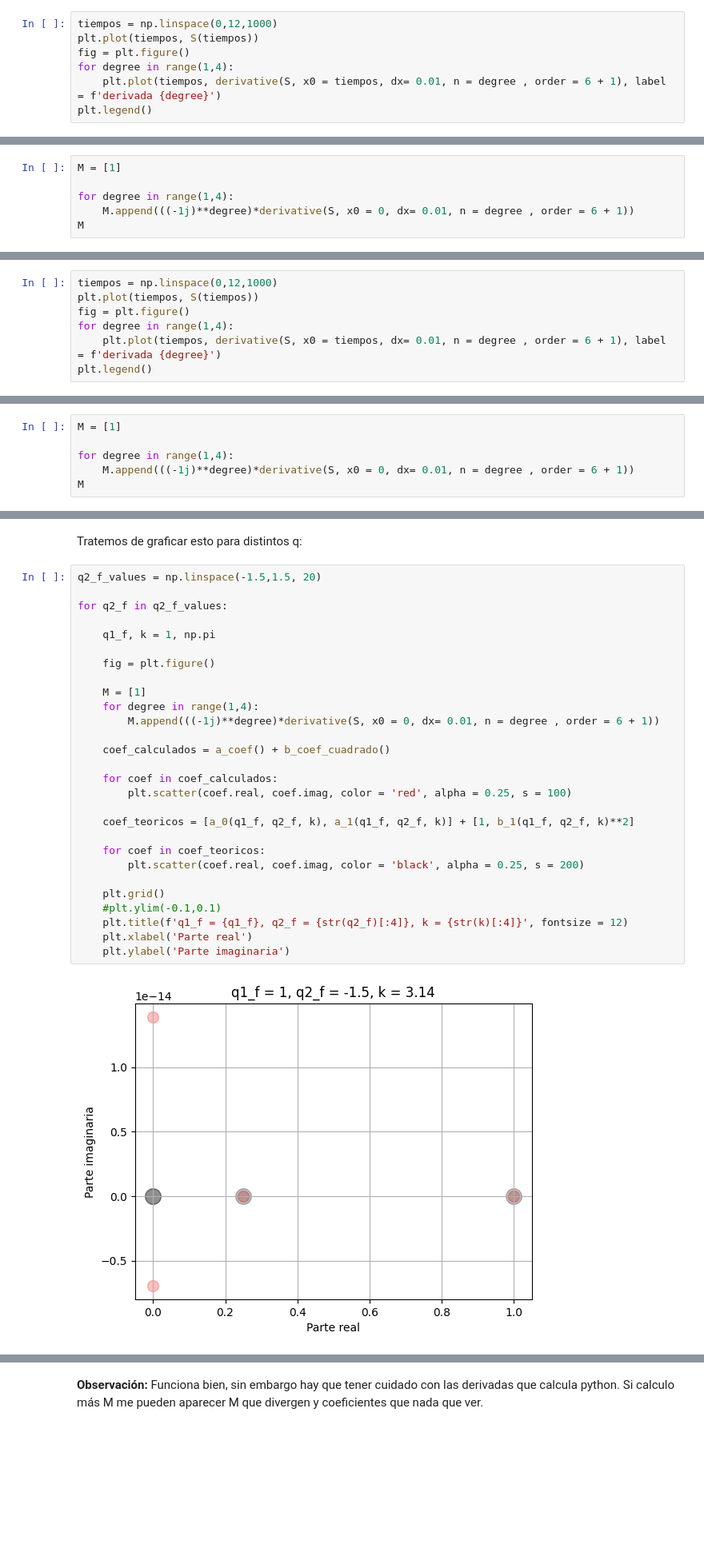
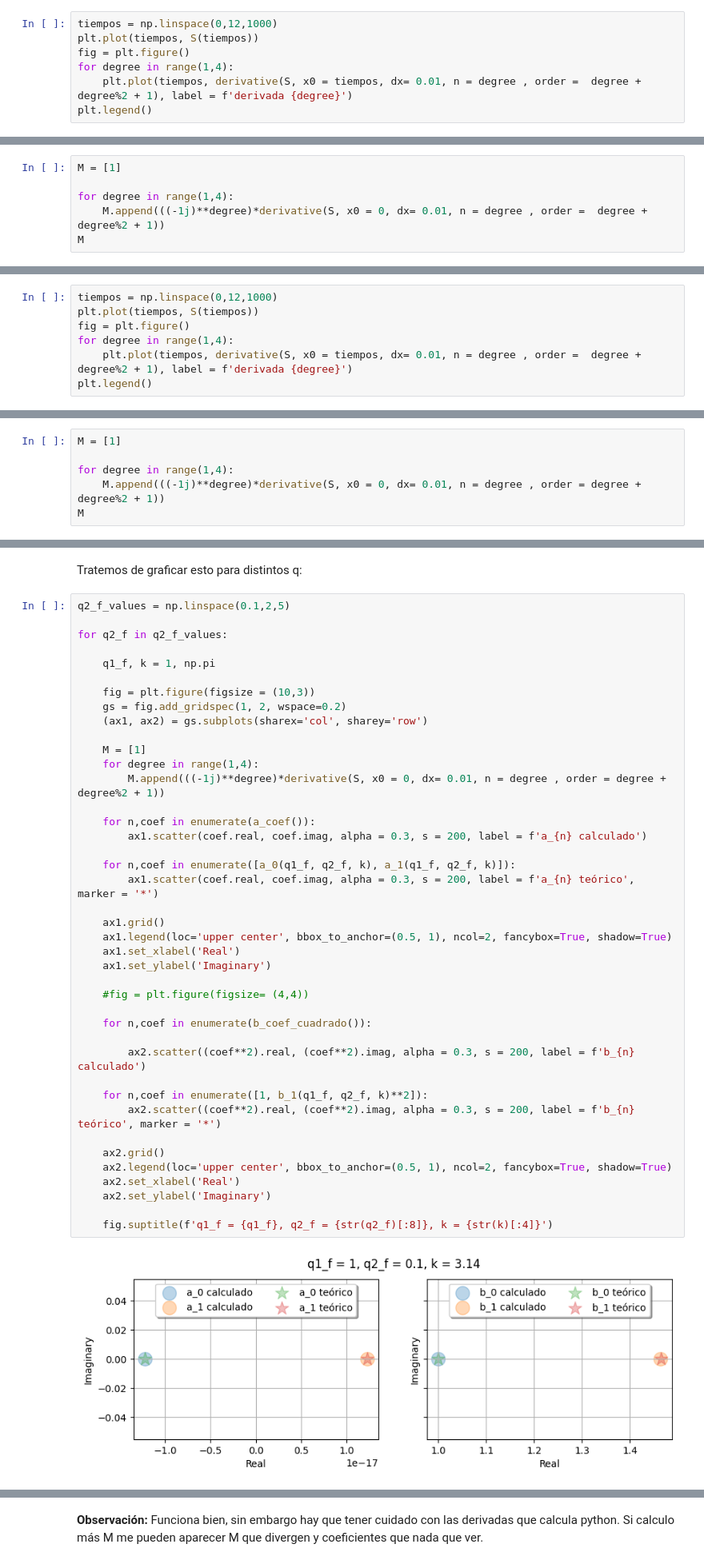
Before and after one commit to Joacop16/SSH_Model_Quantum_Complexity, a Jupyter notebook: 1 - Coeficientes de Lanczos.ipynb, the cells around one changed output, grey strips where cells are left out. Shown at 80% size. Drawn from its saved outputs; the diff is of its cells as text; blank space fills up the shorter version.

```diff
--- a/1 - Coeficientes de Lanczos.ipynb
+++ b/1 - Coeficientes de Lanczos.ipynb
@@ -190,7 +212,7 @@ tiempos = np.linspace(0,12,1000)
 plt.plot(tiempos, S(tiempos))
 fig = plt.figure()
 for degree in range(1,4):
-    plt.plot(tiempos, derivative(S, x0 = tiempos, dx= 0.01, n = degree , order = 6 + 1), label = f'derivada {degree}')
+    plt.plot(tiempos, derivative(S, x0 = tiempos, dx= 0.01, n = degree , order =  degree + degree%2 + 1), label = f'derivada {degree}')
 plt.legend()
 # %% [output]
 <matplotlib.legend.Legend at 0x...>
@@ -200,6 +222,6 @@ plt.legend()
 M = [1]
 
 for degree in range(1,4):
-    M.append(((-1j)**degree)*derivative(S, x0 = 0, dx= 0.01, n = degree , order = 6 + 1))
+    M.append(((-1j)**degree)*derivative(S, x0 = 0, dx= 0.01, n = degree , order =  degree + degree%2 + 1))
 M
 # %% [output]
@@ -233,7 +256,7 @@ tiempos = np.linspace(0,12,1000)
 plt.plot(tiempos, S(tiempos))
 fig = plt.figure()
 for degree in range(1,4):
-    plt.plot(tiempos, derivative(S, x0 = tiempos, dx= 0.01, n = degree , order = 6 + 1), label = f'derivada {degree}')
+    plt.plot(tiempos, derivative(S, x0 = tiempos, dx= 0.01, n = degree , order =  degree + degree%2 + 1), label = f'derivada {degree}')
 plt.legend()
 # %% [output]
 <matplotlib.legend.Legend at 0x...>
@@ -243,7 +266,7 @@ plt.legend()
 M = [1]
 
 for degree in range(1,4):
-    M.append(((-1j)**degree)*derivative(S, x0 = 0, dx= 0.01, n = degree , order = 6 + 1))
+    M.append(((-1j)**degree)*derivative(S, x0 = 0, dx= 0.01, n = degree , order = degree + degree%2 + 1))
 M
 # %% [output]
 [1,
@@ -269,32 +342,45 @@ b_coef_cuadrado()
 # %% [markdown]
 Tratemos de graficar esto para distintos q:
 # %%
-q2_f_values = np.linspace(-1.5,1.5, 20)
+q2_f_values = np.linspace(0.1,2,5)
 
 for q2_f in q2_f_values:
 
     q1_f, k = 1, np.pi
 
-    fig = plt.figure()
+    fig = plt.figure(figsize = (10,3))
+    gs = fig.add_gridspec(1, 2, wspace=0.2)
+    (ax1, ax2) = gs.subplots(sharex='col', sharey='row')
 
     M = [1]
     for degree in range(1,4):
-        M.append(((-1j)**degree)*derivative(S, x0 = 0, dx= 0.01, n = degree , order = 6 + 1))
+        M.append(((-1j)**degree)*derivative(S, x0 = 0, dx= 0.01, n = degree , order = degree + degree%2 + 1))
 
-    coef_calculados = a_coef() + b_coef_cuadrado()
+    for n,coef in enumerate(a_coef()):
+        ax1.scatter(coef.real, coef.imag, alpha = 0.3, s = 200, label = f'a_{n} calculado')
 
-    for coef in coef_calculados:
-        plt.scatter(coef.real, coef.imag, color = 'red', alpha = 0.25, s = 100)
+    for n,coef in enumerate([a_0(q1_f, q2_f, k), a_1(q1_f, q2_f, k)]):
+        ax1.scatter(coef.real, coef.imag, alpha = 0.3, s = 200, label = f'a_{n} teórico', marker = '*')
 
-    coef_teoricos = [a_0(q1_f, q2_f, k), a_1(q1_f, q2_f, k)] + [1, b_1(q1_f, q2_f, k)**2]
+    ax1.grid()
+    ax1.legend(loc='upper center', bbox_to_anchor=(0.5, 1), ncol=2, fancybox=True, shadow=True)
+    ax1.set_xlabel('Real')
+    ax1.set_ylabel('Imaginary')
 
-    for coef in coef_teoricos:
-        plt.scatter(coef.real, coef.imag, color = 'black', alpha = 0.25, s = 200)
+    #fig = plt.figure(figsize= (4,4))
 
-    plt.grid()
-    #plt.ylim(-0.1,0.1)
-    plt.title(f'q1_f = {q1_f}, q2_f = {str(q2_f)[:4]}, k = {str(k)[:4]}', fontsize = 12)
-    plt.xlabel('Parte real')
-    plt.ylabel('Parte imaginaria')
+    for n,coef in enumerate(b_coef_cuadrado()):
+
+        ax2.scatter((coef**2).real, (coef**2).imag, alpha = 0.3, s = 200, label = f'b_{n} calculado')
+
+    for n,coef in enumerate([1, b_1(q1_f, q2_f, k)**2]):
+        ax2.scatter((coef**2).real, (coef**2).imag, alpha = 0.3, s = 200, label = f'b_{n} teórico', marker = '*')
+
+    ax2.grid()
+    ax2.legend(loc='upper center', bbox_to_anchor=(0.5, 1), ncol=2, fancybox=True, shadow=True)
+    ax2.set_xlabel('Real')
+    ax2.set_ylabel('Imaginary')
+
+    fig.suptitle(f'q1_f = {q1_f}, q2_f = {str(q2_f)[:8]}, k = {str(k)[:4]}')
 # %% [output]
-[figure, old version]
+[figure, new version]
```
Also changed, not shown: parts of 21 cells of this notebook.
